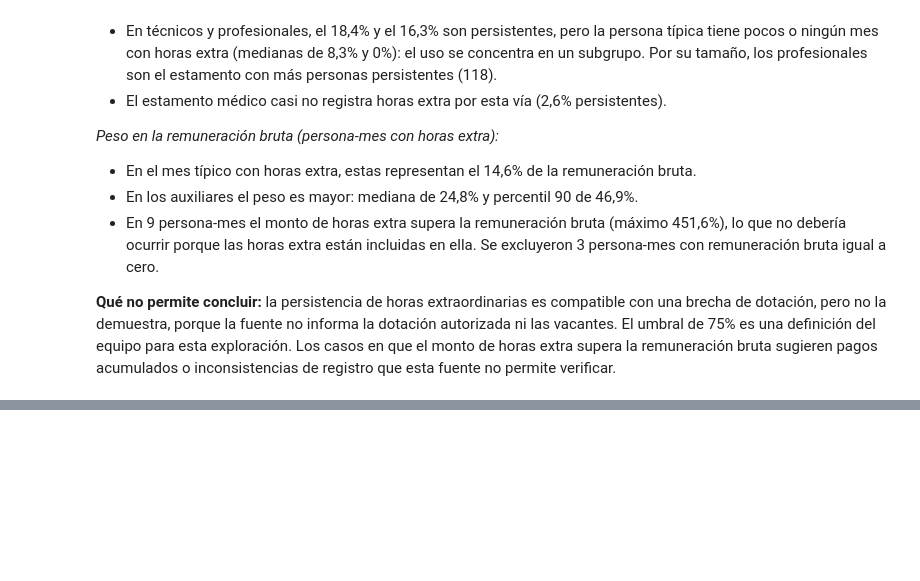
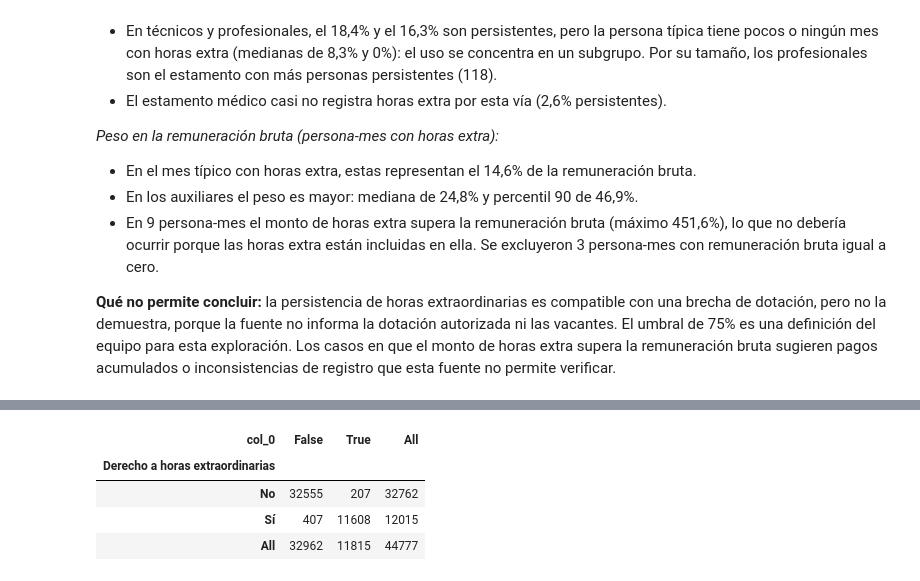
Before and after one commit to josenaxo/Proyecto-Business, a Jupyter notebook: Analysis/EDA.ipynb, the cells around one changed output, grey strips where cells are left out. Saved outputs shown, nothing was run; the diff lists cells and outputs as text; code cells hidden in the pictures; blank space fills up the shorter version.

```diff
--- a/Analysis/EDA.ipynb
+++ b/Analysis/EDA.ipynb
@@ -662,0 +688,10 @@ Name: persistentes, dtype: int64
+# %%
+# CONTROL ADICIONAL 2: derecho a horas extra frente a horas pagadas
+tiene_hhee = (df["horas_diurnas"] + df["horas_nocturnas"]) > 0
+pd.crosstab(df["Derecho a horas extraordinarias"], tiene_hhee, margins=True)
+# %% [output]
+| col_0 | False | True | All |
+| Derecho a horas extraordinarias |  |  |  |
+| No | 32555 | 207 | 32762 |
+| Sí | 407 | 11608 | 12015 |
+| All | 32962 | 11815 | 44777 |
```
Also changed, not shown: parts of 3 cells of this notebook, 3 other files.
